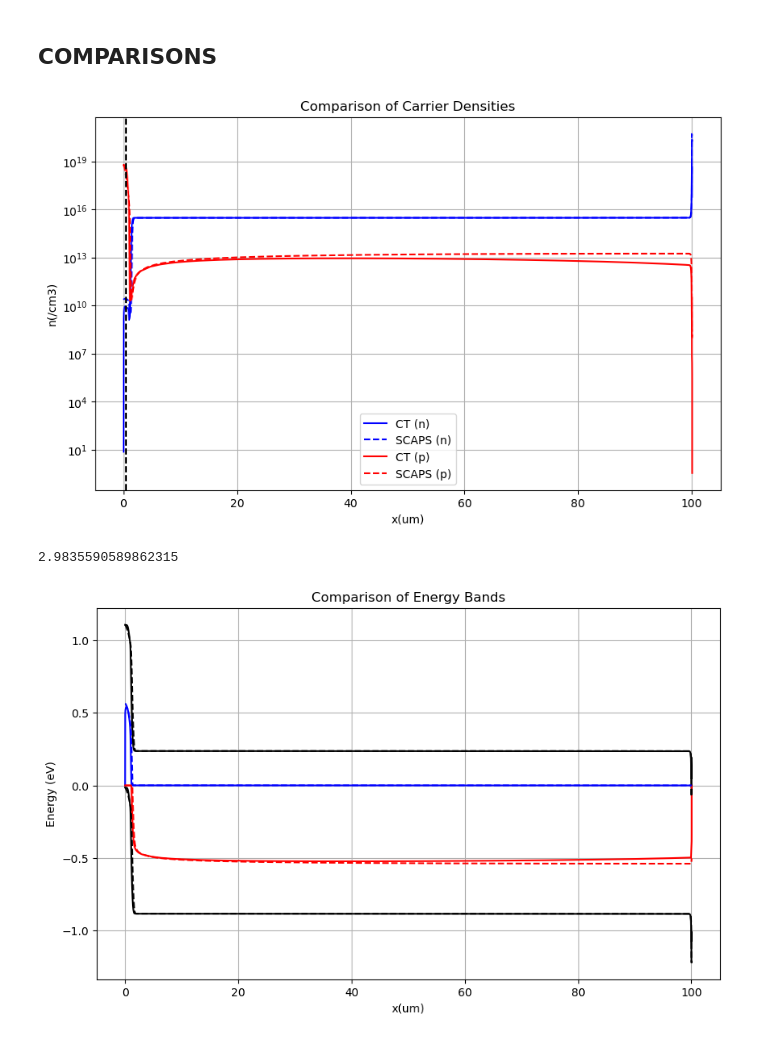
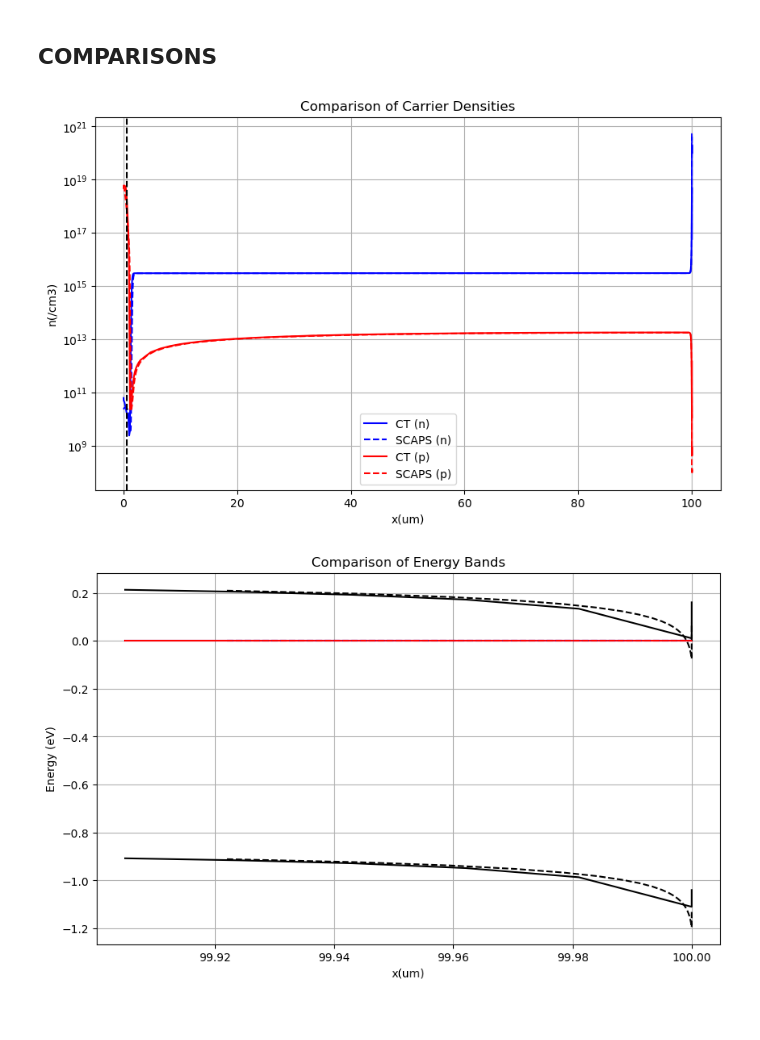
Before and after one commit to OxfordInterfacesLab/TandemFlow, a Jupyter notebook: utils/testing.ipynb, the cells around one changed output. Cells and saved outputs as stored; diff of their text form; code cells hidden in the pictures.

Commit message:
Updated TOPCON simulation

```diff
--- a/utils/testing.ipynb
+++ b/utils/testing.ipynb
@@ -26,10 +8,10 @@ Stacktrace:
 # %%
 data_type = ["dark-sc", "illuminated-sc"]
-data_choice = 2
+data_choice = 1
 
 generation_filename = "../simulation_data/scaps/si-topcon-auto.gen"
 
-df_ct = ct_to_df("../simulation_data/chargetransport/si-topcon-$(data_type[data_choice]).csv")
+df_ct = ct_to_df("../simulation_data/chargetransport/si-topcon-schottky-$(data_type[data_choice]).csv")
 df_scaps = scaps_to_df("../simulation_data/scaps/si-topcon-$(data_type[data_choice]).eb")
 df_gen = scaps_to_df_generation(generation_filename)
 println("Data loaded successfully.")
@@ -67,16 +45,11 @@ generation_from_scaps(generation_filename, 99.557 * (μm))
 ## COMPARISONS
 # %%
 compare_densities(df_ct, df_scaps)
-axvline(0.4, color="black", linestyle="--", label="x = 4")
+axvline(0.5, color="black", linestyle="--", label="x = 4")
 display(gcf())
 # %% [output]
-[figure, old version]
+[figure, new version]
 # %%
-coord = 0.4
-
-scaps_n = find_info_scaps(df_scaps, coord).p
-ct_n = find_info_ct(df_ct, coord).p
-
-ct_n/scaps_n
+edge_coord = 0.5
+cz_edge_np_scaps = find_info_scaps(df_scaps, edge_coord).p * find_info_scaps(df_scaps, edge_coord).n
+cz_edge_np_ct = find_info_ct(df_ct, edge_coord).p * find_info_ct(df_ct, edge_coord).n
-# %% [output]
-2.9835590589862315
@@ -83,8 +60,8 @@ ct_n/scaps_n
 # %%
-compare_bands(df_ct, df_scaps)
+compare_bands(df_ct, df_scaps, xrange=(99.9, 100))
 display(gcf())
 # %% [output]
-[figure, old version]
+[figure, new version]
 # %%
 using PyPlot
 
```
Also changed, not shown: parts of 5 cells of this notebook, 6 other files.
